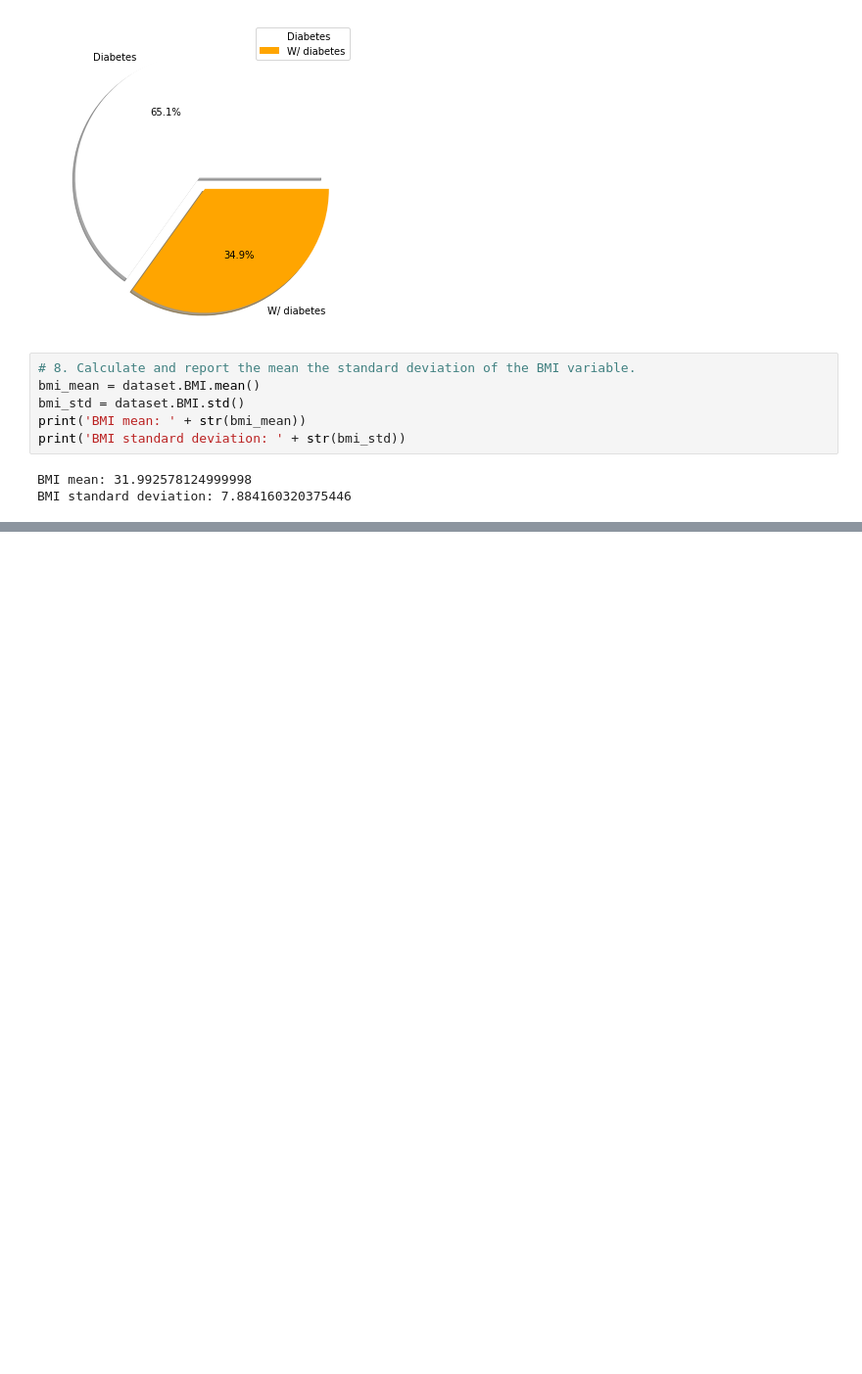
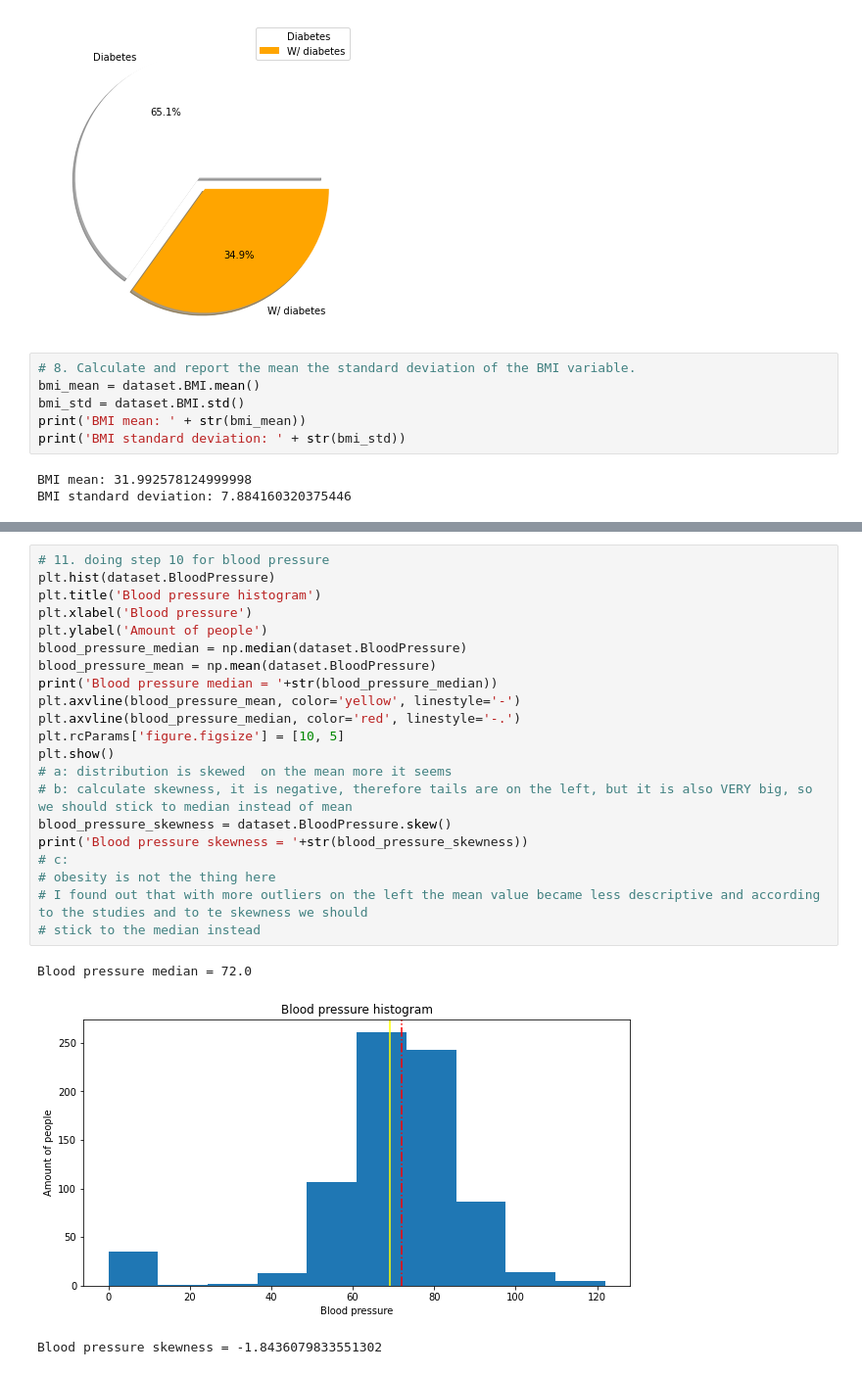
Before and after one commit to JingoBongo/statisticsLabs, a Jupyter notebook: lab1/first.ipynb, the cells around one changed output, grey strips where cells are left out. Shown at 98% size. Cells and saved outputs as stored; diff of their text form; blank space fills up the shorter version.

```diff
--- a/lab1/first.ipynb
+++ b/lab1/first.ipynb
@@ -123,0 +135,25 @@ BMI skewness = -0.42898158845356543
+# %%
+# 11. doing step 10 for blood pressure
+plt.hist(dataset.BloodPressure)
+plt.title('Blood pressure histogram')
+plt.xlabel('Blood pressure')
+plt.ylabel('Amount of people')
+blood_pressure_median = np.median(dataset.BloodPressure)
+blood_pressure_mean = np.mean(dataset.BloodPressure)
+print('Blood pressure median = '+str(blood_pressure_median))
+plt.axvline(blood_pressure_mean, color='yellow', linestyle='-')
+plt.axvline(blood_pressure_median, color='red', linestyle='-.')
+plt.rcParams['figure.figsize'] = [10, 5]
+plt.show()
+# a: distribution is skewed  on the mean more it seems
+# b: calculate skewness, it is negative, therefore tails are on the left, but it is also VERY big, so we should stick to median instead of mean
+blood_pressure_skewness = dataset.BloodPressure.skew()
+print('Blood pressure skewness = '+str(blood_pressure_skewness))
+# c:
+# obesity is not the thing here
+# I found out that with more outliers on the left the mean value became less descriptive and according to the studies and to te skewness we should
+# stick to the median instead
+# %% [output]
+Blood pressure median = 72.0
+[figure, added]
+Blood pressure skewness = -1.8436079833551302
```
Also changed, not shown: parts of 13 cells of this notebook, 6 other files.
